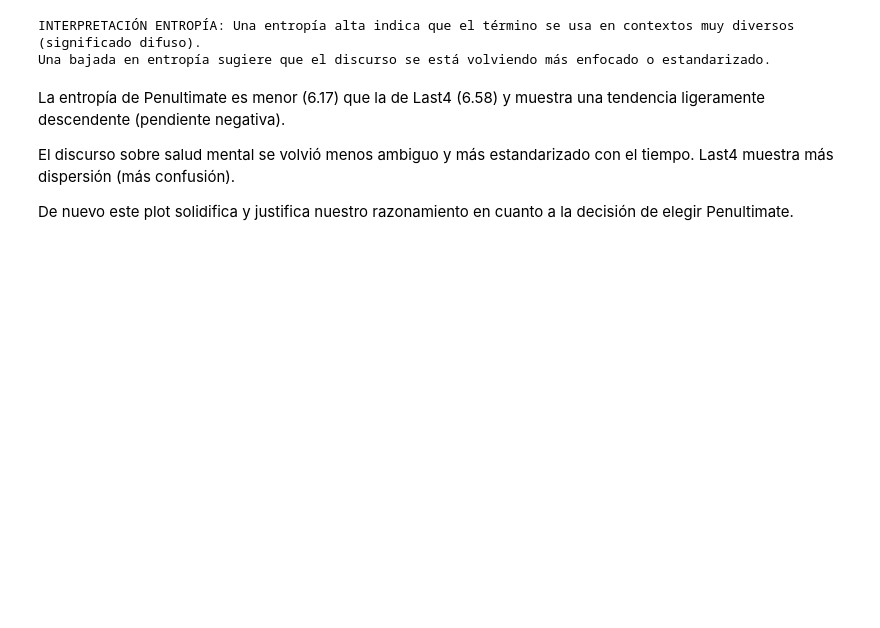
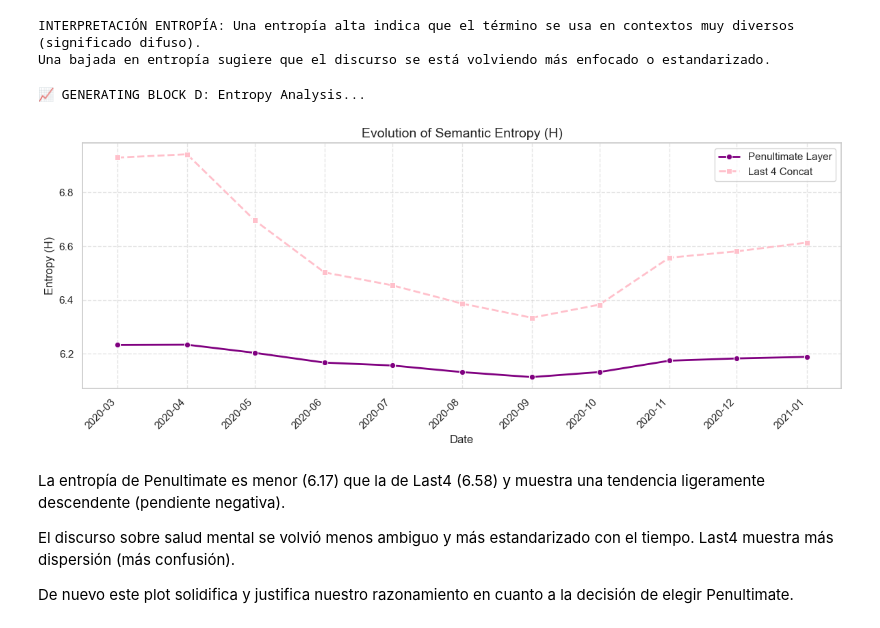
Before and after one commit to amtres/TFG, a Jupyter notebook: notebooks/comparativa_techniques.ipynb, the cells around one changed output. Drawn from its saved outputs; the diff is of its cells as text; code cells hidden in the pictures; blank space fills up the shorter version.

```diff
--- a/notebooks/comparativa_techniques.ipynb
+++ b/notebooks/comparativa_techniques.ipynb
@@ -547,6 +691,40 @@ print("Una bajada en entropía sugiere que el discurso se está volviendo más e
 [figure]
 INTERPRETACIÓN ENTROPÍA: Una entropía alta indica que el término se usa en contextos muy diversos (significado difuso).
 Una bajada en entropía sugiere que el discurso se está volviendo más enfocado o estandarizado.
+# %%
+# ==============================================================================
+# BLOCK D: SEMANTIC ENTROPY (AMBIGUITY)
+# Goal: Measure how "dispersed" or "concentrated" the discourse is.
+# ==============================================================================
+
+print("\n📈 GENERATING BLOCK D: Entropy Analysis...")
+
+plt.figure(figsize=(12, 5))
+
+# 1. Plotting Penultimate Layer
+sns.lineplot(data=df, x='date', y='entropy_dapt_penultimate',
+             label='Penultimate Layer', color='purple', linewidth=2, marker='o')
+
+# 2. Plotting Last 4 Concat
+sns.lineplot(data=df, x='date', y='entropy_dapt_last4_concat',
+             label='Last 4 Concat', color='pink', linestyle='--', linewidth=2, marker='s')
+
+# --- English Translations and Styling ---
+plt.title('Evolution of Semantic Entropy (H)', fontsize=14)
+plt.ylabel('Entropy (H)', fontsize=12)
+plt.xlabel('Date', fontsize=12)
+
+# --- Date Legibility Fix ---
+plt.xticks(rotation=45, ha='right')
+
+plt.legend(frameon=True)
+plt.grid(True, linestyle='--', alpha=0.5)
+plt.tight_layout()
+
+plt.show()
+# %% [output]
+📈 GENERATING BLOCK D: Entropy Analysis...
+[figure, added]
 # %% [markdown]
 La entropía de Penultimate es menor (6.17) que la de Last4 (6.58) y muestra una tendencia ligeramente descendente (pendiente negativa).
 
```
Also changed, not shown: parts of 3 cells of this notebook.
